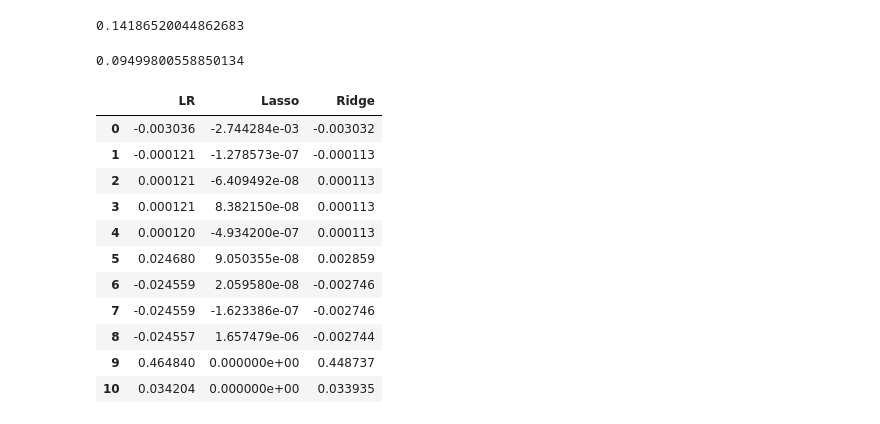
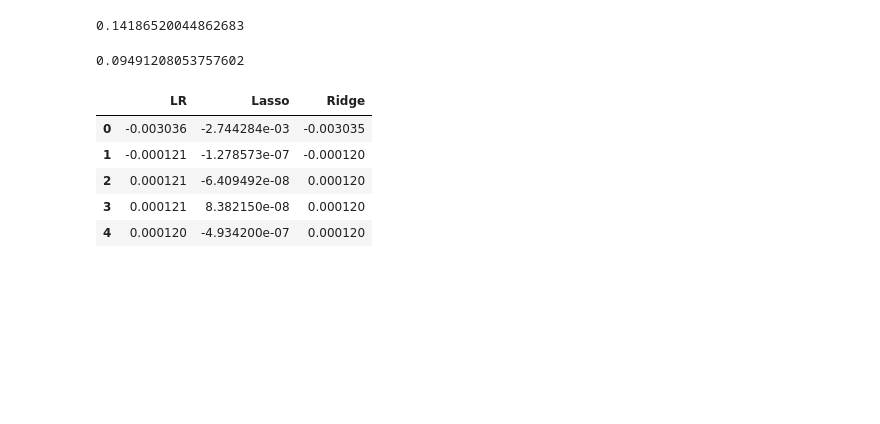
Before and after one commit to leducsang97/Avocado, a Jupyter notebook: Avocado.ipynb, the cells around one changed output. Drawn from its saved outputs; the diff is of its cells as text; code cells hidden in the pictures; blank space fills up the shorter version.

```diff
--- a/Avocado.ipynb
+++ b/Avocado.ipynb
@@ -117,30 +117,24 @@ mean_squared_error(y_test, lasso.predict(x_test))
 0.14186520044862683
 # %%
 from sklearn.linear_model import Ridge
-ridge = Ridge(alpha=100.0).fit(x_train,y_train)
+ridge = Ridge(alpha=10.0).fit(x_train,y_train)
 ridge.predict(x_test)
 mean_squared_error(y_test, ridge.predict(x_test))
 # %% [output]
-0.09499800558850134
+0.09491208053757602
 # %%
 coef_table = pd.DataFrame()
 coef_table['LR'] = reg.coef_
 coef_table['Lasso'] = lasso.coef_
 coef_table['Ridge'] = ridge.coef_
-coef_table
+coef_table.head()
 # %% [output]
 |  | LR | Lasso | Ridge |
-| 0 | -0.003036 | -2.744284e-03 | -0.003032 |
-| 1 | -0.000121 | -1.278573e-07 | -0.000113 |
-| 2 | 0.000121 | -6.409492e-08 | 0.000113 |
-| 3 | 0.000121 | 8.382150e-08 | 0.000113 |
-| 4 | 0.000120 | -4.934200e-07 | 0.000113 |
-| 5 | 0.024680 | 9.050355e-08 | 0.002859 |
-| 6 | -0.024559 | 2.059580e-08 | -0.002746 |
-| 7 | -0.024559 | -1.623386e-07 | -0.002746 |
-| 8 | -0.024557 | 1.657479e-06 | -0.002744 |
-| 9 | 0.464840 | 0.000000e+00 | 0.448737 |
-| 10 | 0.034204 | 0.000000e+00 | 0.033935 |
+| 0 | -0.003036 | -2.744284e-03 | -0.003035 |
+| 1 | -0.000121 | -1.278573e-07 | -0.000120 |
+| 2 | 0.000121 | -6.409492e-08 | 0.000120 |
+| 3 | 0.000121 | 8.382150e-08 | 0.000120 |
+| 4 | 0.000120 | -4.934200e-07 | 0.000120 |
 # %%
 cpdf = pd.DataFrame()
 cpdf['Value'] = y_test
```
Also changed, not shown: parts of 29 cells of this notebook.
